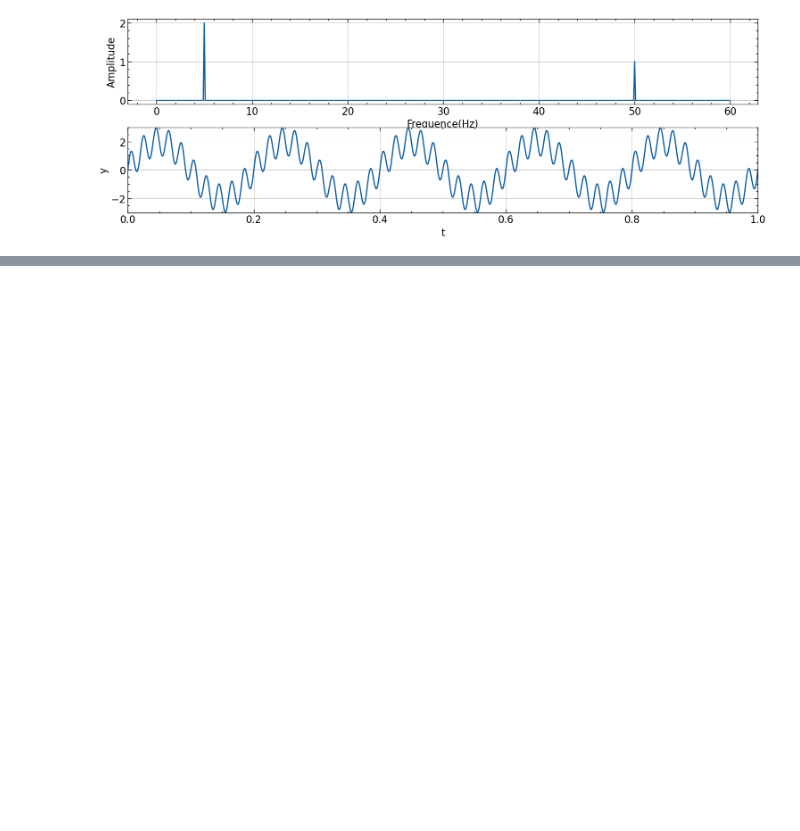
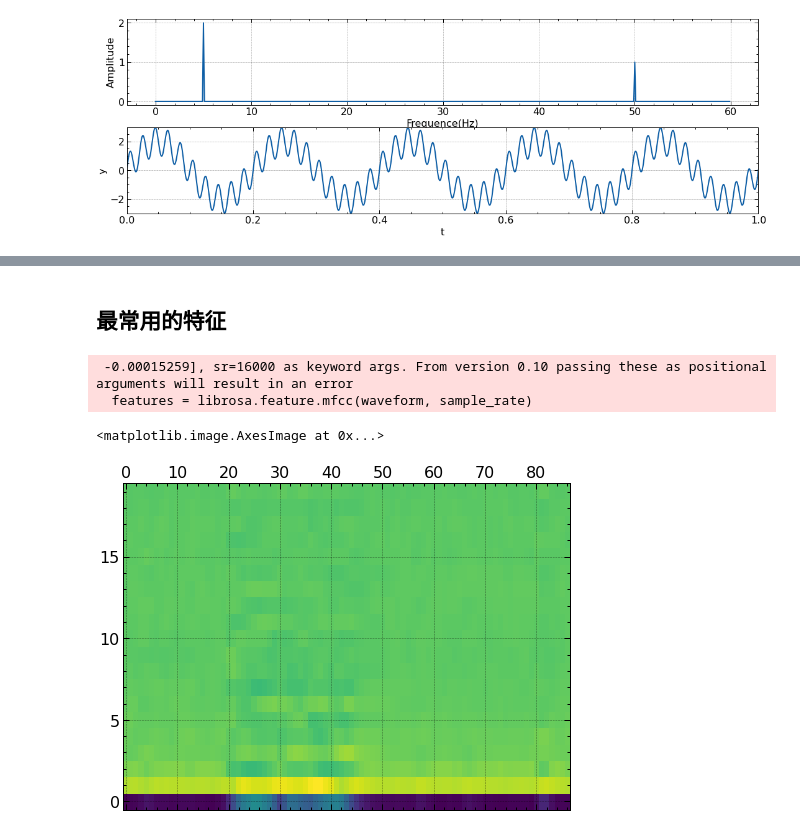
Before and after one commit to DURUII/ML2022, a Jupyter notebook: voiceprint/【A0】声学基础.ipynb, the cells around one changed output, grey strips where cells are left out. Saved outputs shown, nothing was run; the diff lists cells and outputs as text; code cells hidden in the pictures; blank space fills up the shorter version.

```diff
--- a/voiceprint/【A0】声学基础.ipynb
+++ b/voiceprint/【A0】声学基础.ipynb
@@ -225,0 +457,16 @@ plt.show()
+# %% [markdown]
+## 最常用的特征
+# %%
+import librosa
+import matplotlib.pyplot as plt
+import numpy as np
+
+waveform, sample_rate = librosa.core.load("data/resampled_goodorning.wav", sr=None)
+features = librosa.feature.mfcc(waveform, sample_rate)
+figure, ax = plt.subplots(1, 1)
+ax.matshow(features, origin='lower', aspect='auto')
+# %% [output]
+ -0.00015259], sr=16000 as keyword args. From version 0.10 passing these as positional arguments will result in an error
+  features = librosa.feature.mfcc(waveform, sample_rate)
+<matplotlib.image.AxesImage at 0x...>
+[figure, added]
```
Also changed, not shown: parts of 27 cells of this notebook, 13 other files.
